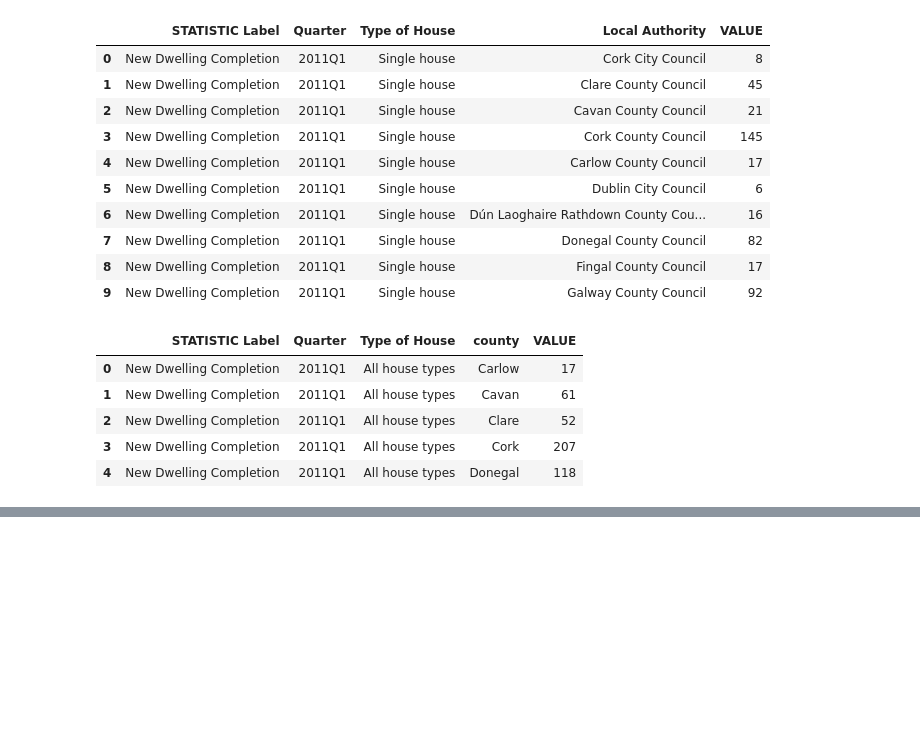
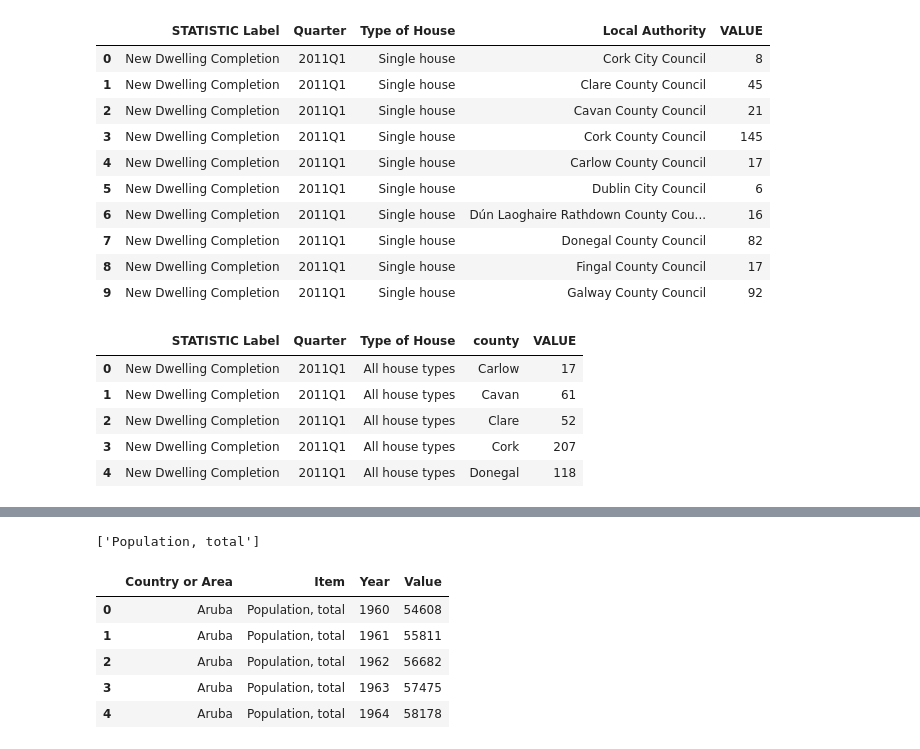
Before and after one commit to lcroash/MSC_SEM1_CA2, a Jupyter notebook: CA2.ipynb, the cells around one changed output, grey strips where cells are left out. Cells and saved outputs as stored; diff of their text form; code cells hidden in the pictures; blank space fills up the shorter version.

```diff
--- a/CA2.ipynb
+++ b/CA2.ipynb
@@ -566,0 +643,4 @@ df_uk_con_output_orig.head(50)
+# %%
+# https://data.worldbank.org/indicator/SP.POP.TOTL
+# Load the XML file
+pop_files = glob.glob('./datasets/pop/*.xml')
@@ -566,0 +676,37 @@ df_uk_con_output_orig.head(50)
+# %%
+tree = ET.parse(pop_files[0])
+
+# Get the root element of the XML file
+root = tree.getroot()
+
+# List to store the parsed xml data before converting to a dataframe
+data_list = []
+
+# Loop through the records and append each row of data to the list as a dictionary
+# Where the
+for record in root.findall('data/record'):
+    data_dict = {}
+    for field in record.findall('field'):
+#         if field.get('name') == 'Item':
+#             continue
+        name = field.get('name')
+        value = field.text
+        data_dict[name] = value
+    data_list.append(data_dict)
+# %%
+# Create a DataFrame from the list
+df_global_population = pd.DataFrame(data_list)
+# %%
+# Print the DataFrame
+print(df_global_population['Item'].unique())
+# %% [output]
+['Population, total']
+# %%
+df_global_population.head()
+# %% [output]
+|  | Country or Area | Item | Year | Value |
+| 0 | Aruba | Population, total | 1960 | 54608 |
+| 1 | Aruba | Population, total | 1961 | 55811 |
+| 2 | Aruba | Population, total | 1962 | 56682 |
+| 3 | Aruba | Population, total | 1963 | 57475 |
+| 4 | Aruba | Population, total | 1964 | 58178 |
```
Also changed, not shown: parts of 26 cells of this notebook, 7 other files.
